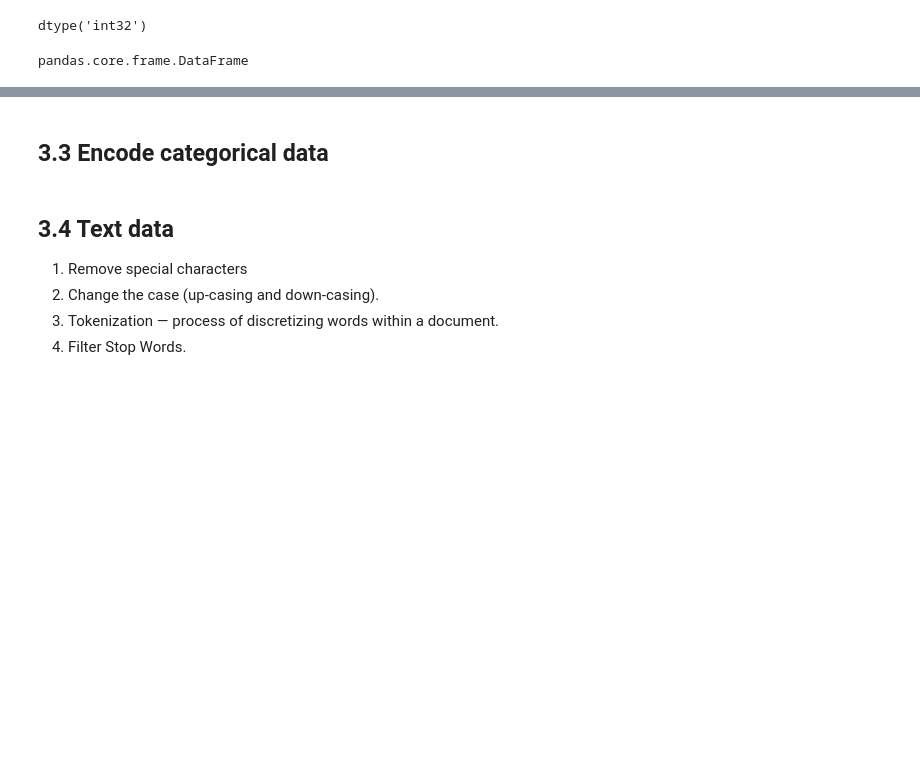
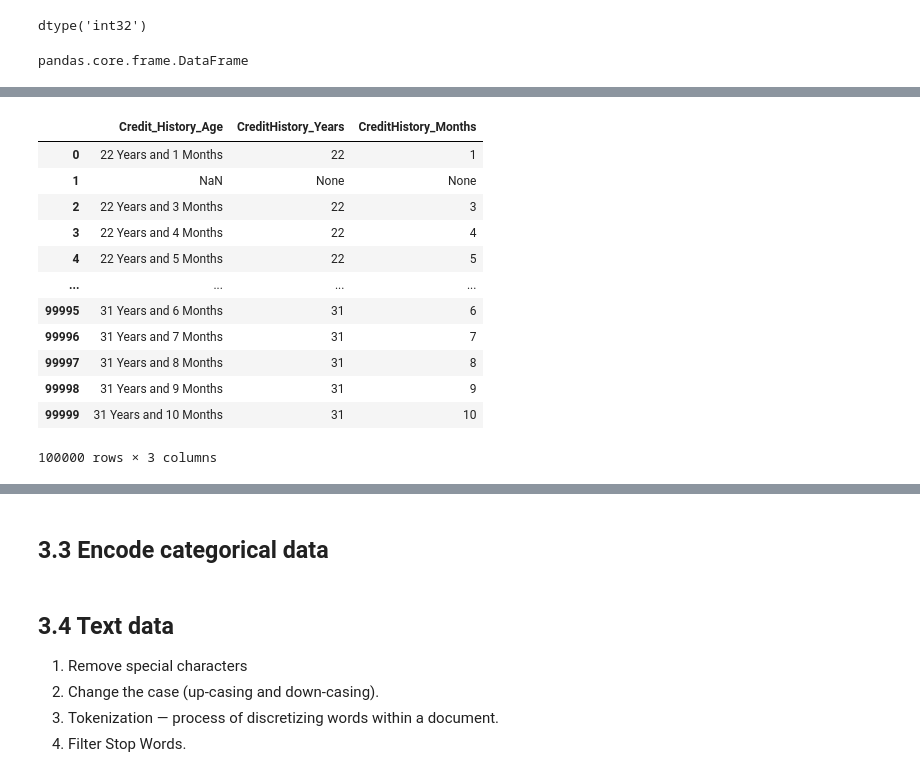
Before and after one commit to taruchit/BITS, a Jupyter notebook: IDS/notebook8422a7b175.ipynb, the cells around one changed output, grey strips where cells are left out. Saved outputs shown, nothing was run; the diff lists cells and outputs as text; code cells hidden in the pictures; blank space fills up the shorter version.

```diff
--- a/IDS/notebook8422a7b175.ipynb
+++ b/IDS/notebook8422a7b175.ipynb
@@ -4348,0 +4373,16 @@ pandas.core.frame.DataFrame
+# %%
+creditBackup_df[['Credit_History_Age','CreditHistory_Years','CreditHistory_Months']]
+# %% [output]
+|  | Credit_History_Age | CreditHistory_Years | CreditHistory_Months |
+| 0 | 22 Years and 1 Months | 22 | 1 |
+| 1 | NaN | None | None |
+| 2 | 22 Years and 3 Months | 22 | 3 |
+| 3 | 22 Years and 4 Months | 22 | 4 |
+| 4 | 22 Years and 5 Months | 22 | 5 |
+| ... | ... | ... | ... |
+| 99995 | 31 Years and 6 Months | 31 | 6 |
+| 99996 | 31 Years and 7 Months | 31 | 7 |
+| 99997 | 31 Years and 8 Months | 31 | 8 |
+| 99998 | 31 Years and 9 Months | 31 | 9 |
+| 99999 | 31 Years and 10 Months | 31 | 10 |
+100000 rows × 3 columns
```
Also changed, not shown: parts of 90 cells of this notebook.
